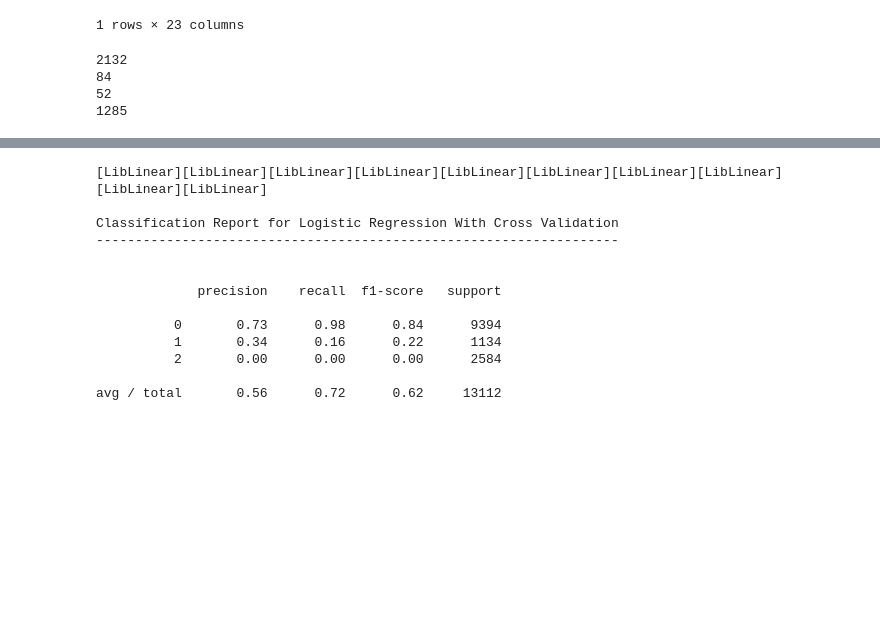
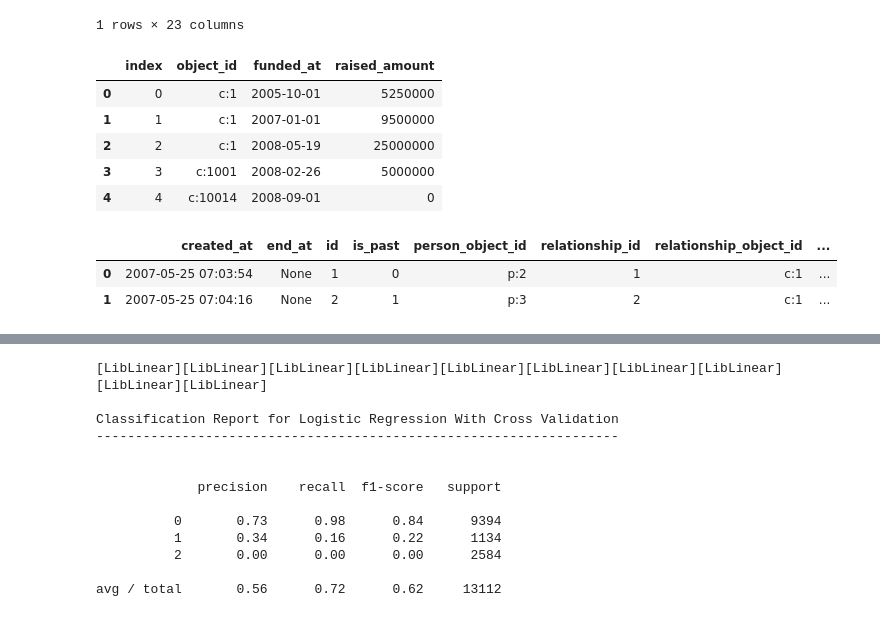
Before and after one commit to krishnr/Delphi, a Jupyter notebook: data_aug_copy.ipynb, the cells around one changed output, grey strips where cells are left out. Cells and saved outputs as stored; diff of their text form; code cells hidden in the pictures; blank space fills up the shorter version.

```diff
--- a/data_aug_copy.ipynb
+++ b/data_aug_copy.ipynb
@@ -472,0 +481,9 @@ df_company_mod.drop("object_id", inplace=True, axis=1)
+# %%
+fnrnds_obj_dt_join.head()
+# %% [output]
+|  | index | object_id | funded_at | raised_amount |
+| 0 | 0 | c:1 | 2005-10-01 | 5250000 |
+| 1 | 1 | c:1 | 2007-01-01 | 9500000 |
+| 2 | 2 | c:1 | 2008-05-19 | 25000000 |
+| 3 | 3 | c:1001 | 2008-02-26 | 5000000 |
+| 4 | 4 | c:10014 | 2008-09-01 | 0 |
@@ -476,0 +563,6 @@ df_company_mod["num_board_members"] = df_company_mod["num_board_members"].apply(
+# %%
+df_relationships.head(2)
+# %% [output]
+|  | created_at | end_at | id | is_past | person_object_id | relationship_id | relationship_object_id | ... |
+| 0 | 2007-05-25 07:03:54 | None | 1 | 0 | p:2 | 1 | c:1 | ... |
+| 1 | 2007-05-25 07:04:16 | None | 2 | 1 | p:3 | 2 | c:1 | ... |
@@ -478,18 +601,6 @@ df_company_mod["num_board_members"] = df_company_mod["num_board_members"].apply(
 # set target var
 target_map = {class_var:idx for idx, class_var in enumerate(set(df_company_mod["status"].tolist()))}
 df_company_mod["class"] = df_company_mod["status"].apply(lambda x: target_map[x])
-# %%
-# check unique cities and countries
-# volume indicates whether column should be kept OHE
-print len(set(df_company.city.tolist()))
-print len(set(df_company.country_code.tolist()))
-print len(set(df_company.state_code.tolist()))
-print len(set(df_company.region.tolist()))
-# %% [output]
-2132
-84
-52
-1285
 # %%
 # OHE categorical columns
 
```
Also changed, not shown: parts of 31 cells of this notebook.
